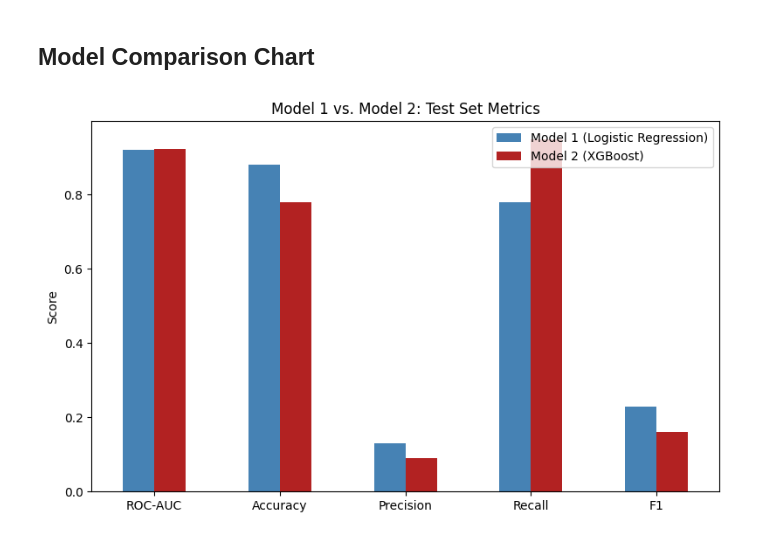
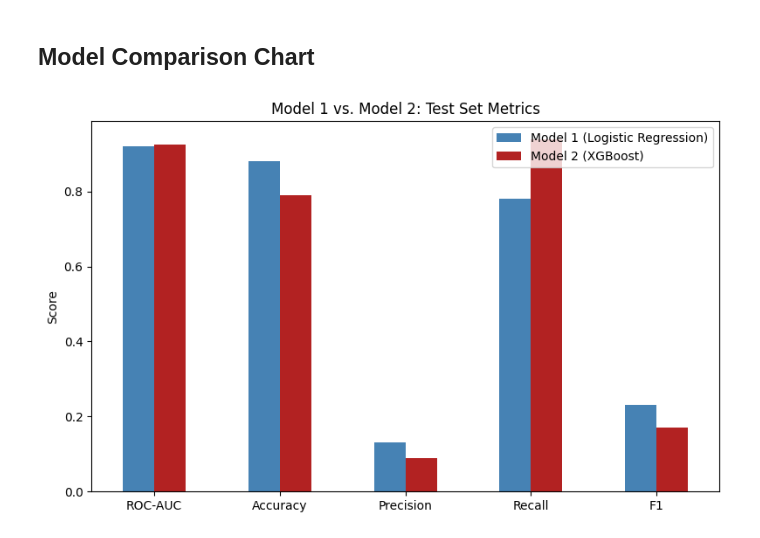
Before and after one commit to GopolangMmutlwaneCaptone/Risk-Concentration-Flagging, a Jupyter notebook: src/models/model2_xgboost.ipynb, the cells around one changed output. Saved outputs shown, nothing was run; the diff lists cells and outputs as text; code cells hidden in the pictures.

```diff
--- a/src/models/model2_xgboost.ipynb
+++ b/src/models/model2_xgboost.ipynb
@@ -277,17 +360,17 @@ Model 2 saved.
 # %%
 comparison_metrics = pd.DataFrame({
     "Model 1 (Logistic Regression)": [0.921, 0.88, 0.13, 0.78, 0.23],
-    "Model 2 (XGBoost)": [0.924, 0.78, 0.09, 0.95, 0.16]
+    "Model 2 (XGBoost)": [0.926, 0.79, 0.09, 0.94, 0.17]
 }, index=["ROC-AUC", "Accuracy", "Precision", "Recall", "F1"])
 
 fig, ax = plt.subplots(figsize=(8, 5))
 comparison_metrics.plot(kind="bar", ax=ax, color=["steelblue", "firebrick"])
 ax.set_ylabel("Score")
 ax.set_title("Model 1 vs. Model 2: Test Set Metrics")
 ax.legend(loc="upper right")
 plt.xticks(rotation=0)
 plt.tight_layout()
 plt.savefig(os.path.join(REPORTS_DIR, "charts", "model_comparison.png"), dpi=100)
 plt.show()
 # %% [output]
-[figure, old version]
+[figure, new version]
```
Also changed, not shown: parts of 10 cells of this notebook.
